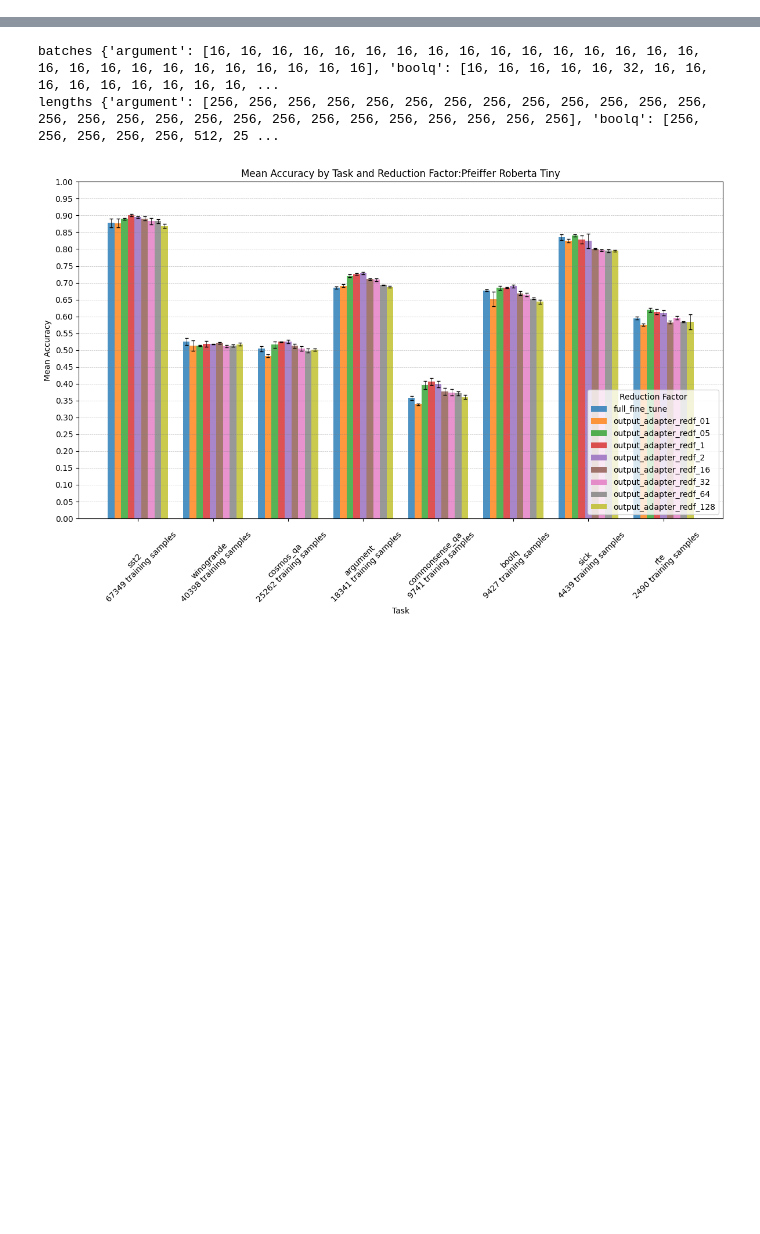
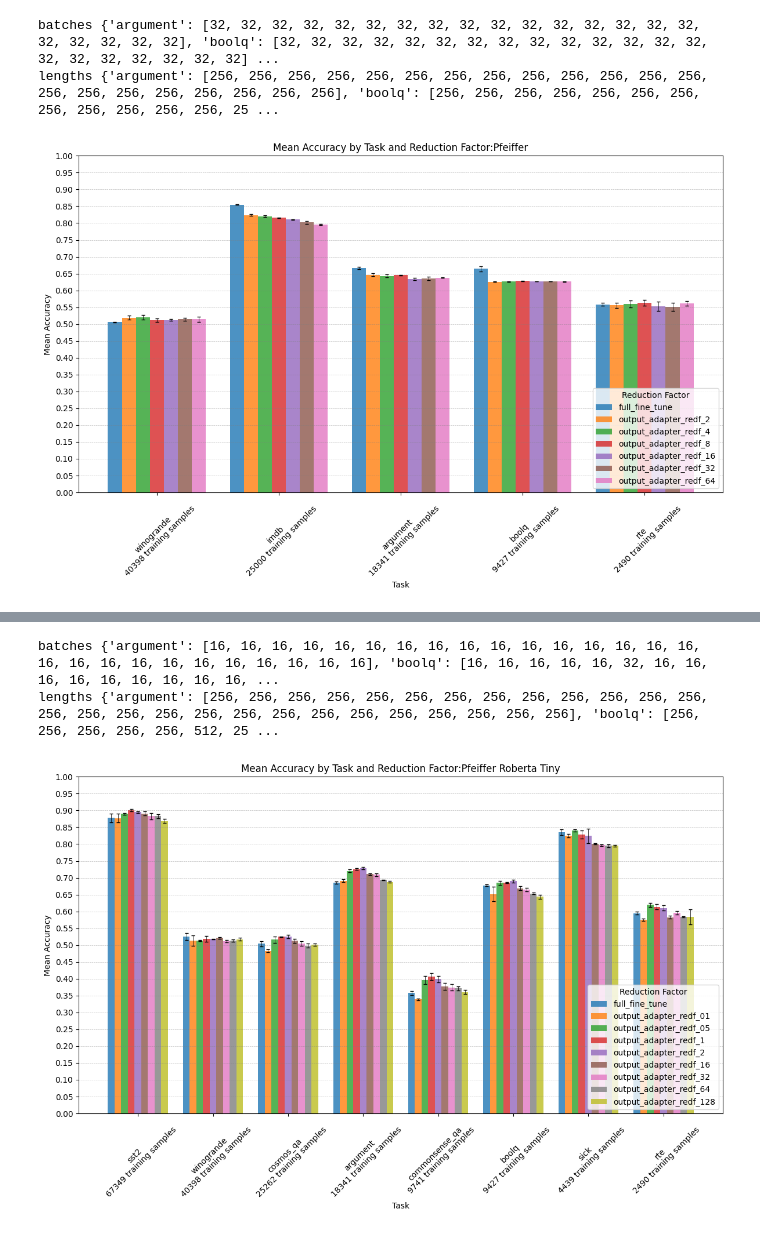
Before and after one commit to HectorAuvinen/adapter_experiments, a Jupyter notebook: notebooks/result_plotting.ipynb, the cells around one changed output, grey strips where cells are left out. Drawn from its saved outputs; the diff is of its cells as text; code cells hidden in the pictures; blank space fills up the shorter version.

```diff
--- a/notebooks/result_plotting.ipynb
+++ b/notebooks/result_plotting.ipynb
@@ -16,0 +12,9 @@ eval_result = "C:/Users/Hector Auvinen/Documents/GitHub/adapter_experiments/outp
+# %%
+eval_result = "C:/Users/Hector Auvinen/Documents/copy_of_experiments_before_5_3_2024/bert-tiny-uncased"
+new_results = read_eval_results(eval_result)
+data,errors,sorted_reduction_factors,tasks = prepare_eval_for_plots(new_results)
+plot_evaluation(data,errors,sorted_reduction_factors,tasks,"Pfeiffer")
+# %% [output]
+batches {'argument': [32, 32, 32, 32, 32, 32, 32, 32, 32, 32, 32, 32, 32, 32, 32, 32, 32, 32, 32, 32, 32], 'boolq': [32, 32, 32, 32, 32, 32, 32, 32, 32, 32, 32, 32, 32, 32, 32, 32, 32, 32, 32, 32, 32] ...
+lengths {'argument': [256, 256, 256, 256, 256, 256, 256, 256, 256, 256, 256, 256, 256, 256, 256, 256, 256, 256, 256, 256, 256], 'boolq': [256, 256, 256, 256, 256, 256, 256, 256, 256, 256, 256, 256, 25 ...
+[figure, added]
```
Also changed, not shown: parts of 43 cells of this notebook, 3 other files.
